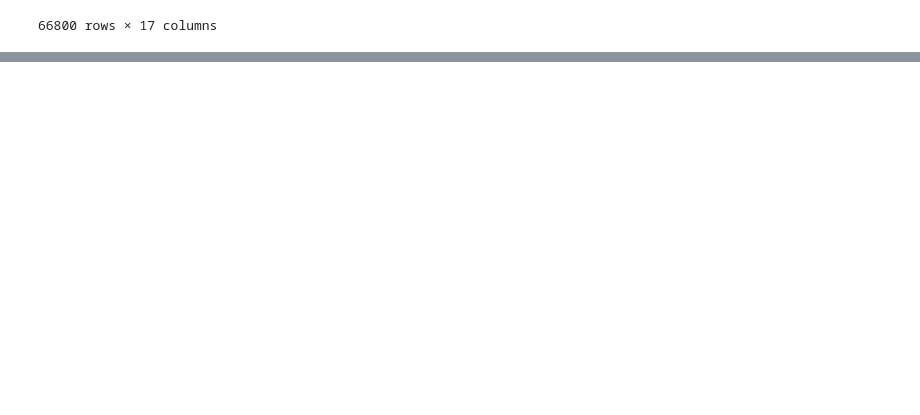
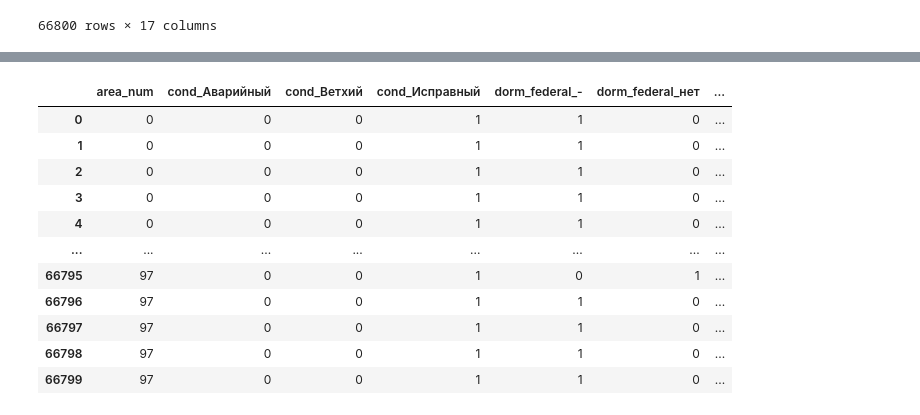
Before and after one commit to myramystin/occupancy_prediction, a Jupyter notebook: calculating/calculating_clusters_kmeans.ipynb, the cells around one changed output, grey strips where cells are left out. Cells and saved outputs as stored; diff of their text form; code cells hidden in the pictures; blank space fills up the shorter version.

```diff
--- a/calculating/calculating_clusters_kmeans.ipynb
+++ b/calculating/calculating_clusters_kmeans.ipynb
@@ -183,39 +204,52 @@ houses
 # %%
-# cut_houses = houses
-# df_features = pd.get_dummies(cut_houses['lead_type'], prefix='lead_type')
-# cut_houses = pd.concat([cut_houses, df_features], axis=1)
-#
-# df_features = pd.get_dummies(cut_houses['type'], prefix='type')
-# cut_houses = pd.concat([cut_houses, df_features], axis=1)
-#
-# df_features = pd.get_dummies(cut_houses['cond'], prefix='cond')
-# cut_houses = pd.concat([cut_houses, df_features], axis=1)
-#
-# df_features = pd.get_dummies(cut_houses['dorm_federal'], prefix='dorm_federal')
-# cut_houses = pd.concat([cut_houses, df_features], axis=1)
-#
-# df_features = pd.get_dummies(cut_houses['dorm_municipal'], prefix='dorm_municipal')
-# cut_houses = pd.concat([cut_houses, df_features], axis=1)
-#
-# df_features = pd.get_dummies(cut_houses['dorm_type'], prefix='dorm_type')
-# cut_houses = pd.concat([cut_houses, df_features], axis=1)
-#
-# df_features = pd.get_dummies(cut_houses['room_type'], prefix='room_type')
-# cut_houses = pd.concat([cut_houses, df_features], axis=1)
-#
-# cols =  ['area_num', 'cond_Аварийный', 'cond_Ветхий',
-#         'cond_Исправный', 'dorm_federal_-',
-#         'dorm_federal_нет',  'dorm_municipal_-',
-#         'dorm_municipal_да', 'dorm_municipal_нет',  'dorm_type_-',
-#         'dorm_type_Гостиничный', 'dorm_type_Коридорный',
-#          'lat', 'lead_type_ЖК',
-#         'lead_type_Иной кооператив', 'lead_type_Не выбран',
-#         'lead_type_Непосредственное управление', 'lead_type_ТСЖ',
-#         'lead_type_УО', 'living_space', 'lon', 'room_type_Жилое',
-#         'space',  'type_Жилой', 'type_Жилой дом блокированной застройки',
-#         'type_Многоквартирный']
-# cut_houses = cut_houses[cols]
-# cut_houses['living_space'] = cut_houses['living_space'].fillna(0)
-# cut_houses['space'] = cut_houses['living_space'].fillna(0)
-#
-# cut_houses
+cut_houses = houses
+df_features = pd.get_dummies(cut_houses['lead_type'], prefix='lead_type')
+cut_houses = pd.concat([cut_houses, df_features], axis=1)
+
+df_features = pd.get_dummies(cut_houses['type'], prefix='type')
+cut_houses = pd.concat([cut_houses, df_features], axis=1)
+
+df_features = pd.get_dummies(cut_houses['cond'], prefix='cond')
+cut_houses = pd.concat([cut_houses, df_features], axis=1)
+
+df_features = pd.get_dummies(cut_houses['dorm_federal'], prefix='dorm_federal')
+cut_houses = pd.concat([cut_houses, df_features], axis=1)
+
+df_features = pd.get_dummies(cut_houses['dorm_municipal'], prefix='dorm_municipal')
+cut_houses = pd.concat([cut_houses, df_features], axis=1)
+
+df_features = pd.get_dummies(cut_houses['dorm_type'], prefix='dorm_type')
+cut_houses = pd.concat([cut_houses, df_features], axis=1)
+
+df_features = pd.get_dummies(cut_houses['room_type'], prefix='room_type')
+cut_houses = pd.concat([cut_houses, df_features], axis=1)
+
+cols =  ['area_num', 'cond_Аварийный', 'cond_Ветхий',
+        'cond_Исправный', 'dorm_federal_-',
+        'dorm_federal_нет',  'dorm_municipal_-',
+        'dorm_municipal_да', 'dorm_municipal_нет',  'dorm_type_-',
+        'dorm_type_Гостиничный', 'dorm_type_Коридорный',
+         'lat', 'lead_type_ЖК',
+        'lead_type_Иной кооператив', 'lead_type_Не выбран',
+        'lead_type_Непосредственное управление', 'lead_type_ТСЖ',
+        'lead_type_УО', 'living_space', 'lon', 'room_type_Жилое',
+        'space',  'type_Жилой', 'type_Жилой дом блокированной застройки',
+        'type_Многоквартирный']
+cut_houses = cut_houses[cols]
+cut_houses['living_space'] = cut_houses['living_space'].fillna(0)
+cut_houses['space'] = cut_houses['living_space'].fillna(0)
+
+cut_houses
+# %% [output]
+|  | area_num | cond_Аварийный | cond_Ветхий | cond_Исправный | dorm_federal_- | dorm_federal_нет | ... |
+| 0 | 0 | 0 | 0 | 1 | 1 | 0 | ... |
+| 1 | 0 | 0 | 0 | 1 | 1 | 0 | ... |
+| 2 | 0 | 0 | 0 | 1 | 1 | 0 | ... |
+| 3 | 0 | 0 | 0 | 1 | 1 | 0 | ... |
+| 4 | 0 | 0 | 0 | 1 | 1 | 0 | ... |
+| ... | ... | ... | ... | ... | ... | ... | ... |
+| 66795 | 97 | 0 | 0 | 1 | 0 | 1 | ... |
+| 66796 | 97 | 0 | 0 | 1 | 1 | 0 | ... |
+| 66797 | 97 | 0 | 0 | 1 | 1 | 0 | ... |
+| 66798 | 97 | 0 | 0 | 1 | 1 | 0 | ... |
+| 66799 | 97 | 0 | 0 | 1 | 1 | 0 | ... |
```
Also changed, not shown: parts of 21 cells of this notebook, 5 other files.
